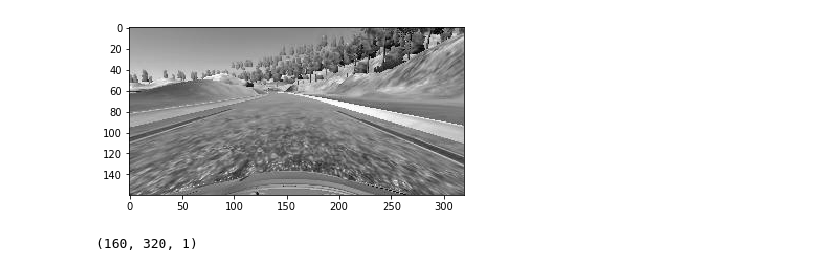
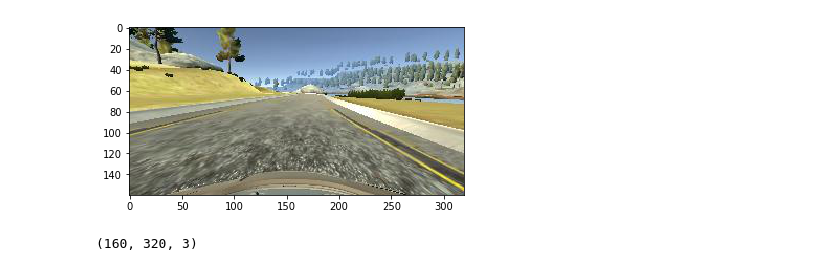
Before and after one commit to AeroGeekDean/CarND-Behavioral-Cloning-P3, a Jupyter notebook: scratchpad.ipynb, the cells around one changed output. Drawn from its saved outputs; the diff is of its cells as text; code cells hidden in the pictures.

```diff
--- a/scratchpad.ipynb
+++ b/scratchpad.ipynb
@@ -35,8 +35,8 @@ def steering_corr(steer):
     return b
 # %%
 #set color space
-# colorspace = cv2.COLOR_BGR2RGB
-colorspace = cv2.COLOR_RGB2GRAY
+colorspace = cv2.COLOR_BGR2RGB
+# colorspace = cv2.COLOR_RGB2GRAY
 # %%
 def generator(samples, batch_size=32):
     num_samples = len(samples)
@@ -92,21 +92,20 @@ validation_generator = generator(validation_samples, batch_size=32)
 # %%
 # determine the input image shape
 # by looking at 1st frame's center image
 image0 = cv2.cvtColor(cv2.imread(img_path+train_samples[0][0].split('/')[-1]), colorspace)
 
-plt.imshow(image0, cmap='gray')
+plt.imshow(image0)
 plt.show()
 # %% [output]
-[figure, old version]
+[figure, new version]
 # %%
-image1 = image0[:,:,np.newaxis]
-# test = np.reshape(image0, (imshape[0], imshape[1], -1))
+image1 = image0#[...,np.newaxis]
 # plt.imshow(image1)
 # plt.show()
 print(image1.shape)
 imshape = image1.shape
 # %% [output]
-(160, 320, 1)
+(160, 320, 3)
 # %%
 # train model
 from keras.models import Sequential
```
Also changed, not shown: parts of 11 cells of this notebook, 1 other file.
